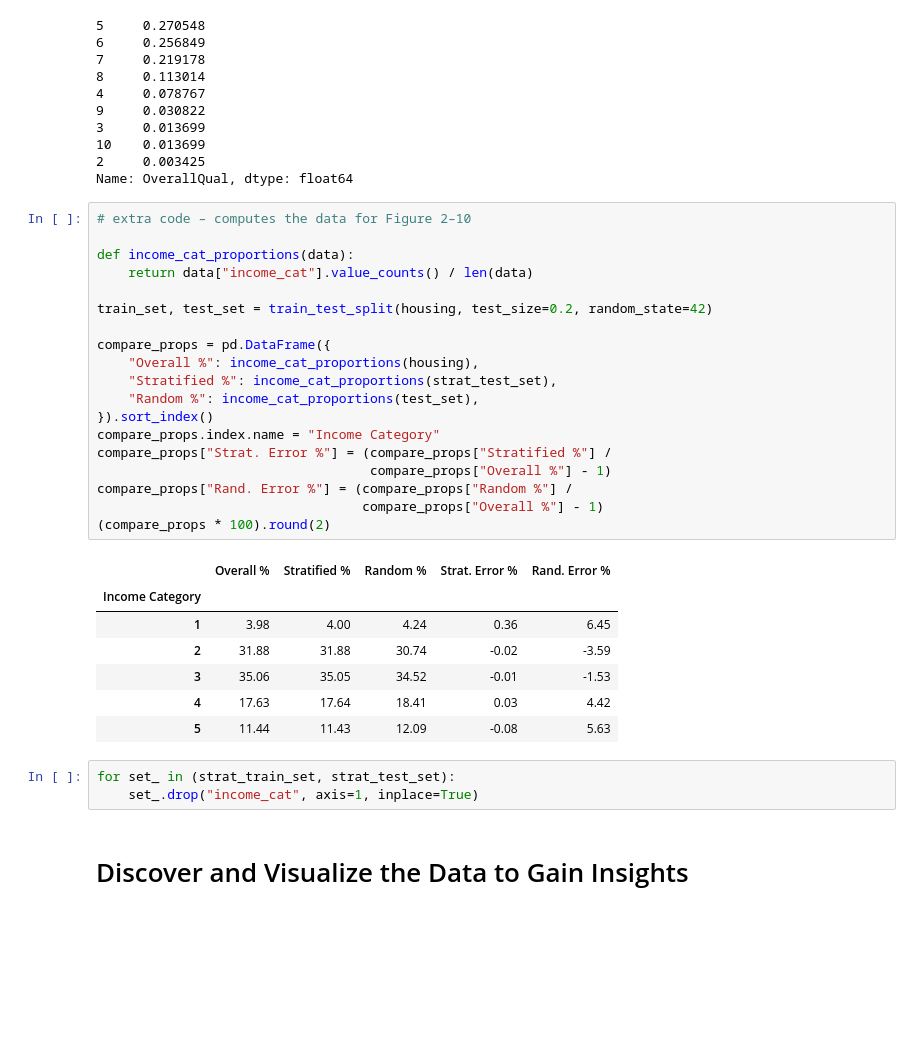
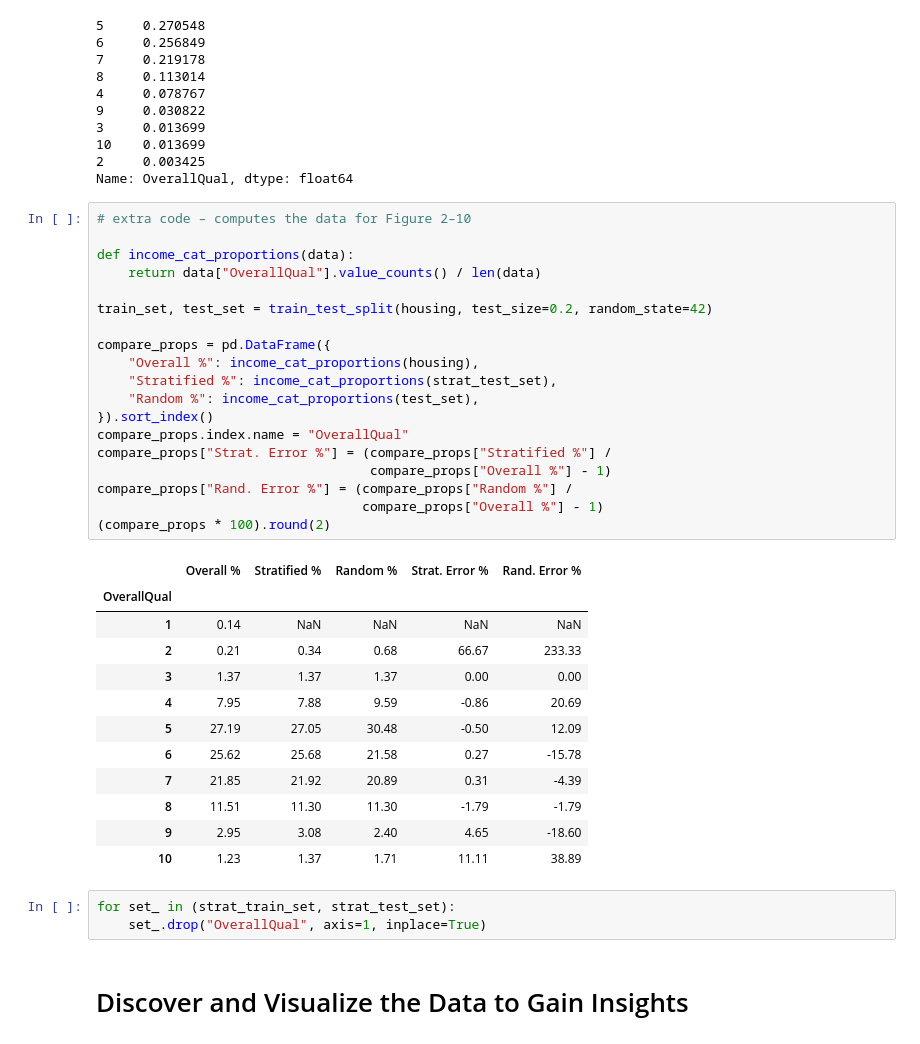
Before and after one commit to colafishx/handson-ml3, a Jupyter notebook: 02_end_to_end_machine_learning_project.ipynb, the cells around one changed output. Drawn from its saved outputs; the diff is of its cells as text; blank space fills up the shorter version.

```diff
--- a/02_end_to_end_machine_learning_project.ipynb
+++ b/02_end_to_end_machine_learning_project.ipynb
@@ -328,33 +328,38 @@ Name: OverallQual, dtype: float64
 # %%
 # extra code – computes the data for Figure 2–10
 
 def income_cat_proportions(data):
-    return data["income_cat"].value_counts() / len(data)
+    return data["OverallQual"].value_counts() / len(data)
 
 train_set, test_set = train_test_split(housing, test_size=0.2, random_state=42)
 
 compare_props = pd.DataFrame({
     "Overall %": income_cat_proportions(housing),
     "Stratified %": income_cat_proportions(strat_test_set),
     "Random %": income_cat_proportions(test_set),
 }).sort_index()
-compare_props.index.name = "Income Category"
+compare_props.index.name = "OverallQual"
 compare_props["Strat. Error %"] = (compare_props["Stratified %"] /
                                    compare_props["Overall %"] - 1)
 compare_props["Rand. Error %"] = (compare_props["Random %"] /
                                   compare_props["Overall %"] - 1)
 (compare_props * 100).round(2)
 # %% [output]
 |  | Overall % | Stratified % | Random % | Strat. Error % | Rand. Error % |
-| Income Category |  |  |  |  |  |
-| 1 | 3.98 | 4.00 | 4.24 | 0.36 | 6.45 |
-| 2 | 31.88 | 31.88 | 30.74 | -0.02 | -3.59 |
-| 3 | 35.06 | 35.05 | 34.52 | -0.01 | -1.53 |
-| 4 | 17.63 | 17.64 | 18.41 | 0.03 | 4.42 |
-| 5 | 11.44 | 11.43 | 12.09 | -0.08 | 5.63 |
+| OverallQual |  |  |  |  |  |
+| 1 | 0.14 | NaN | NaN | NaN | NaN |
+| 2 | 0.21 | 0.34 | 0.68 | 66.67 | 233.33 |
+| 3 | 1.37 | 1.37 | 1.37 | 0.00 | 0.00 |
+| 4 | 7.95 | 7.88 | 9.59 | -0.86 | 20.69 |
+| 5 | 27.19 | 27.05 | 30.48 | -0.50 | 12.09 |
+| 6 | 25.62 | 25.68 | 21.58 | 0.27 | -15.78 |
+| 7 | 21.85 | 21.92 | 20.89 | 0.31 | -4.39 |
+| 8 | 11.51 | 11.30 | 11.30 | -1.79 | -1.79 |
+| 9 | 2.95 | 3.08 | 2.40 | 4.65 | -18.60 |
+| 10 | 1.23 | 1.37 | 1.71 | 11.11 | 38.89 |
 # %%
 for set_ in (strat_train_set, strat_test_set):
-    set_.drop("income_cat", axis=1, inplace=True)
+    set_.drop("OverallQual", axis=1, inplace=True)
 # %% [markdown]
 # Discover and Visualize the Data to Gain Insights
 # %%
```
Also changed, not shown: parts of 10 cells of this notebook.
